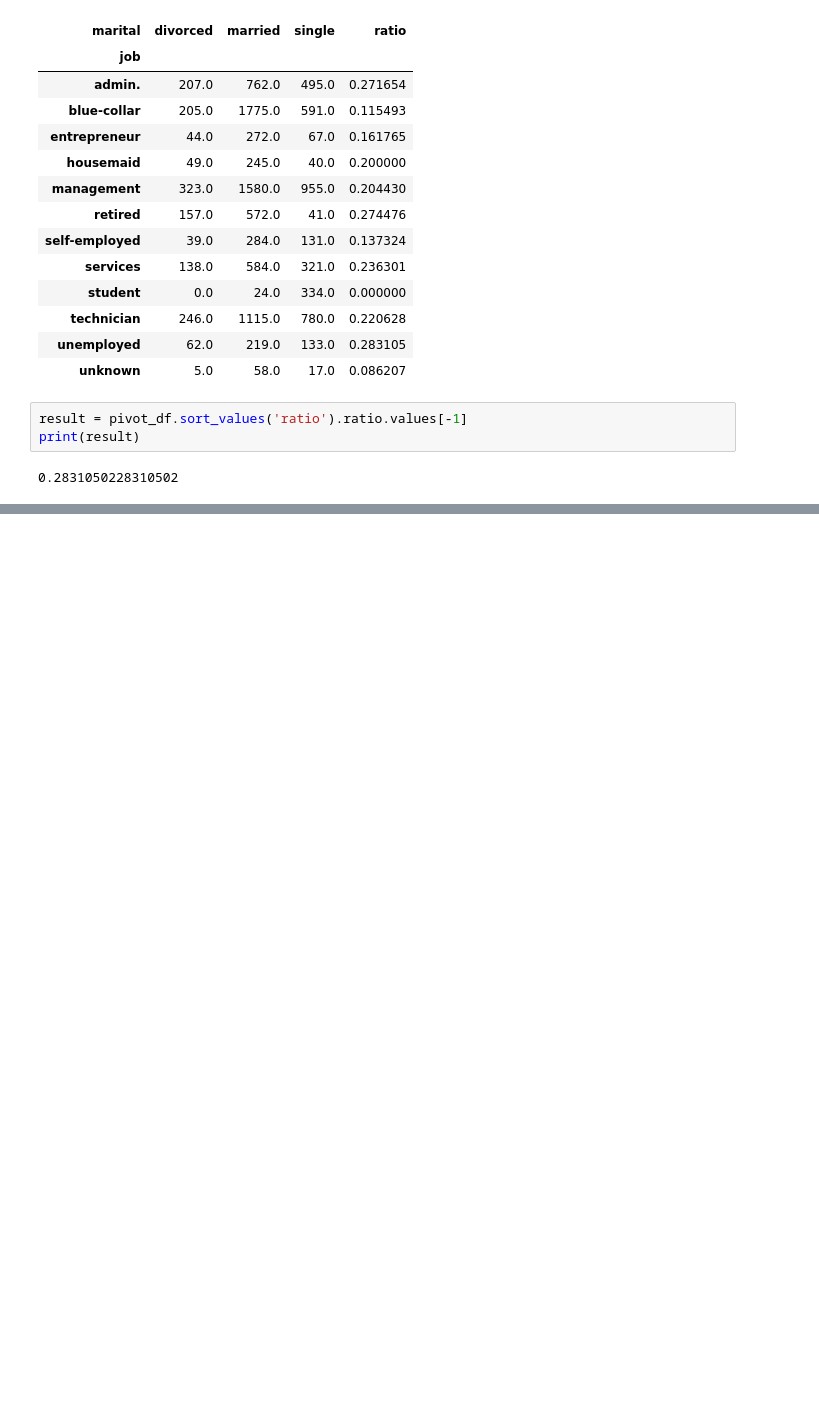
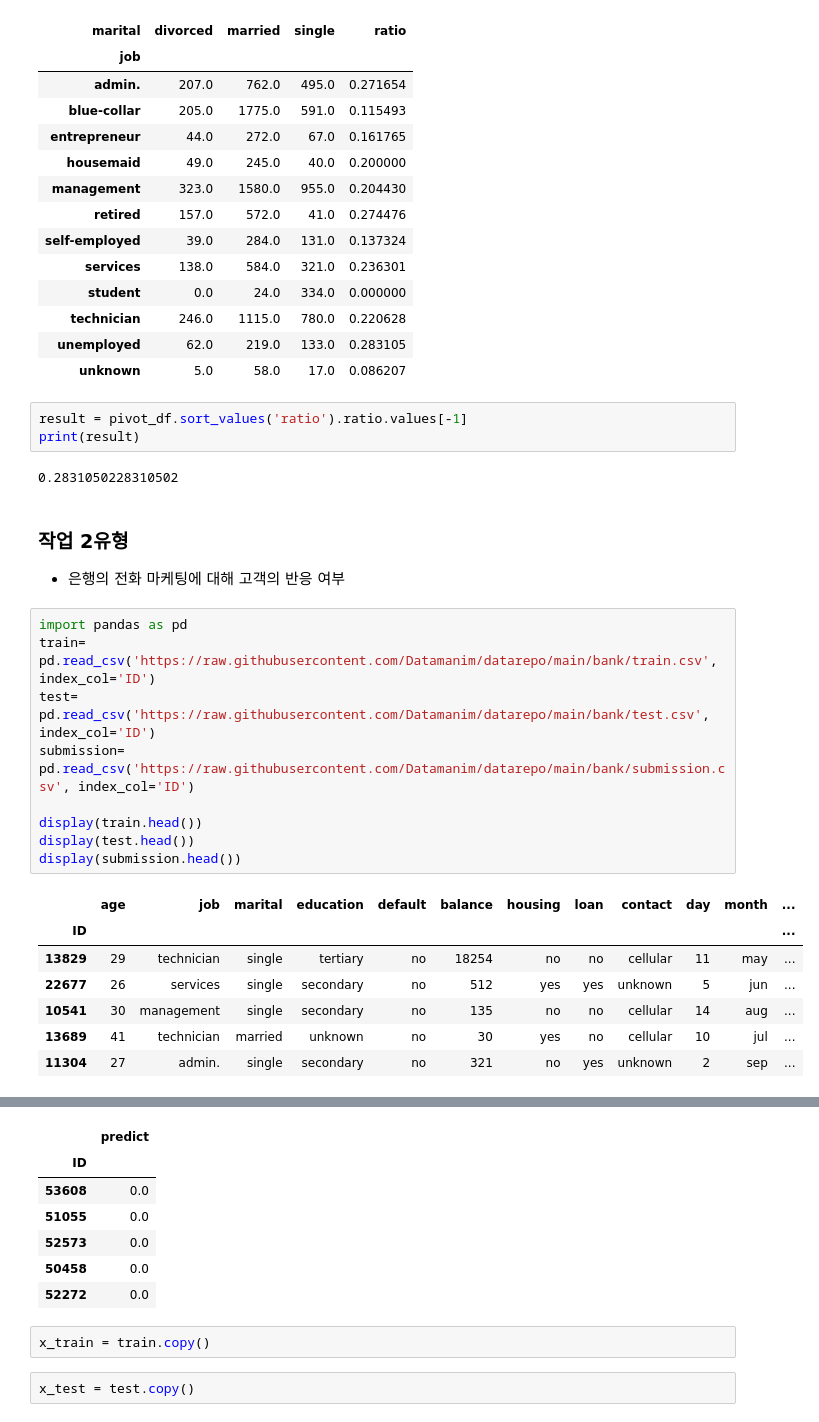
Before and after one commit to hyunji2776/bigdata, a Jupyter notebook: DataManim_Test1.ipynb, the cells around one changed output, grey strips where cells are left out. Saved outputs shown, nothing was run; the diff lists cells and outputs as text; blank space fills up the shorter version.

```diff
--- a/DataManim_Test1.ipynb
+++ b/DataManim_Test1.ipynb
@@ -244,3 +244,23 @@ result = pivot_df.sort_values('ratio').ratio.values[-1]
 print(result)
 # %% [output]
 0.2831050228310502
+# %% [markdown]
+### 작업 2유형
+- 은행의 전화 마케팅에 대해 고객의 반응 여부
+# %%
+import pandas as pd
+train= pd.read_csv('https://raw.githubusercontent.com/Datamanim/datarepo/main/bank/train.csv', index_col='ID')
+test= pd.read_csv('https://raw.githubusercontent.com/Datamanim/datarepo/main/bank/test.csv', index_col='ID')
+submission= pd.read_csv('https://raw.githubusercontent.com/Datamanim/datarepo/main/bank/submission.csv', index_col='ID')
+
+display(train.head())
+display(test.head())
+display(submission.head())
+# %% [output]
+|  | age | job | marital | education | default | balance | housing | loan | contact | day | month | ... |
+| ID |  |  |  |  |  |  |  |  |  |  |  | ... |
+| 13829 | 29 | technician | single | tertiary | no | 18254 | no | no | cellular | 11 | may | ... |
+| 22677 | 26 | services | single | secondary | no | 512 | yes | yes | unknown | 5 | jun | ... |
+| 10541 | 30 | management | single | secondary | no | 135 | no | no | cellular | 14 | aug | ... |
+| 13689 | 41 | technician | married | unknown | no | 30 | yes | no | cellular | 10 | jul | ... |
+| 11304 | 27 | admin. | single | secondary | no | 321 | no | yes | unknown | 2 | sep | ... |
@@ -246,0 +274,11 @@ print(result)
+|  | predict |
+| ID |  |
+| 53608 | 0.0 |
+| 51055 | 0.0 |
+| 52573 | 0.0 |
+| 50458 | 0.0 |
+| 52272 | 0.0 |
+# %%
+x_train = train.copy()
+# %%
+x_test = test.copy()
```
Also changed, not shown: parts of 24 cells of this notebook.
